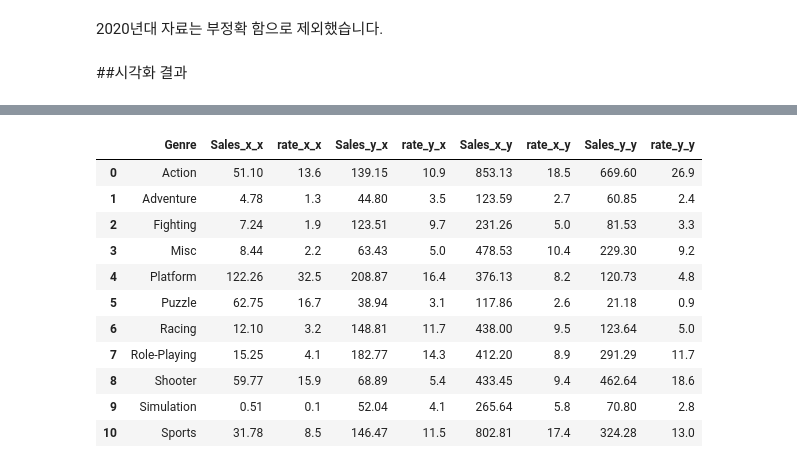
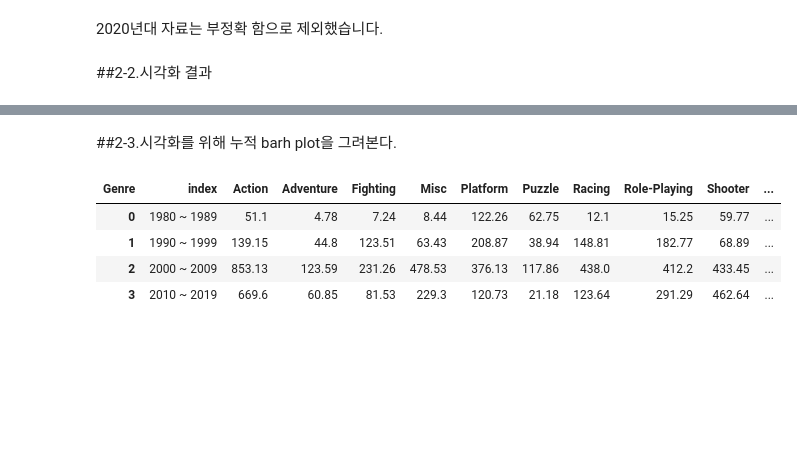
Before and after one commit to An-Dongsun/Section1_porject, a Jupyter notebook: Section_1_프로젝트.ipynb, the cells around one changed output, grey strips where cells are left out. Saved outputs shown, nothing was run; the diff lists cells and outputs as text; code cells hidden in the pictures; blank space fills up the shorter version.

```diff
--- a/Section_1_프로젝트.ipynb
+++ b/Section_1_프로젝트.ipynb
@@ -621,29 +623,33 @@ df2020
 # %% [markdown]
 2020년대 자료는 부정확 함으로 제외했습니다.
 # %% [markdown]
-##시각화 결과
+##2-2.시각화 결과
 # %% [markdown]
 ![image.png](embedded-picture-1)
+# %% [markdown]
+##2-3.시각화를 위해 누적 barh plot을 그려본다.
 # %%
-df_year1980 = df1980[[ 'Genre','Sales', 'rate']]
-df_year1990 = df1990[[ 'Genre','Sales', 'rate']]
-df_year2000 = df2000[[ 'Genre','Sales', 'rate']]
-df_year2010 = df2010[[ 'Genre','Sales', 'rate']]
+df_year1980 = df1980[[ 'Genre','Sales']]
+df_year1990 = df1990[[ 'Genre','Sales']]
+df_year2000 = df2000[[ 'Genre','Sales']]
+df_year2010 = df2010[[ 'Genre','Sales']]
 # %%
 df_year_1900 = df_year1980.merge(df_year1990, on = 'Genre')
 df_year_2000 = df_year2000.merge(df_year2010, on = 'Genre')
 df_year = df_year_1900.merge(df_year_2000, on = 'Genre')
+df_year.columns = ['Genre', '1980 ~ 1989','1990 ~ 1999','2000 ~ 2009','2010 ~ 2019']
+df_year = df_year.T
+
+#첫번째 줄에 column name이 있어서 이걸로 column name을 설정해준다.
+new_header_year = df_year.iloc[0]
+df_year = df_year[1:]
+df_year.columns = new_header_year
+df_year = df_year.reset_index()
+
 df_year
 # %% [output]
-|  | Genre | Sales_x_x | rate_x_x | Sales_y_x | rate_y_x | Sales_x_y | rate_x_y | Sales_y_y | rate_y_y |
-| 0 | Action | 51.10 | 13.6 | 139.15 | 10.9 | 853.13 | 18.5 | 669.60 | 26.9 |
-| 1 | Adventure | 4.78 | 1.3 | 44.80 | 3.5 | 123.59 | 2.7 | 60.85 | 2.4 |
-| 2 | Fighting | 7.24 | 1.9 | 123.51 | 9.7 | 231.26 | 5.0 | 81.53 | 3.3 |
-| 3 | Misc | 8.44 | 2.2 | 63.43 | 5.0 | 478.53 | 10.4 | 229.30 | 9.2 |
-| 4 | Platform | 122.26 | 32.5 | 208.87 | 16.4 | 376.13 | 8.2 | 120.73 | 4.8 |
-| 5 | Puzzle | 62.75 | 16.7 | 38.94 | 3.1 | 117.86 | 2.6 | 21.18 | 0.9 |
-| 6 | Racing | 12.10 | 3.2 | 148.81 | 11.7 | 438.00 | 9.5 | 123.64 | 5.0 |
-| 7 | Role-Playing | 15.25 | 4.1 | 182.77 | 14.3 | 412.20 | 8.9 | 291.29 | 11.7 |
-| 8 | Shooter | 59.77 | 15.9 | 68.89 | 5.4 | 433.45 | 9.4 | 462.64 | 18.6 |
-| 9 | Simulation | 0.51 | 0.1 | 52.04 | 4.1 | 265.64 | 5.8 | 70.80 | 2.8 |
-| 10 | Sports | 31.78 | 8.5 | 146.47 | 11.5 | 802.81 | 17.4 | 324.28 | 13.0 |
+| Genre | index | Action | Adventure | Fighting | Misc | Platform | Puzzle | Racing | Role-Playing | Shooter | ... |
+| 0 | 1980 ~ 1989 | 51.1 | 4.78 | 7.24 | 8.44 | 122.26 | 62.75 | 12.1 | 15.25 | 59.77 | ... |
+| 1 | 1990 ~ 1999 | 139.15 | 44.8 | 123.51 | 63.43 | 208.87 | 38.94 | 148.81 | 182.77 | 68.89 | ... |
+| 2 | 2000 ~ 2009 | 853.13 | 123.59 | 231.26 | 478.53 | 376.13 | 117.86 | 438.0 | 412.2 | 433.45 | ... |
+| 3 | 2010 ~ 2019 | 669.6 | 60.85 | 81.53 | 229.3 | 120.73 | 21.18 | 123.64 | 291.29 | 462.64 | ... |
```
Also changed, not shown: parts of 11 cells of this notebook.
